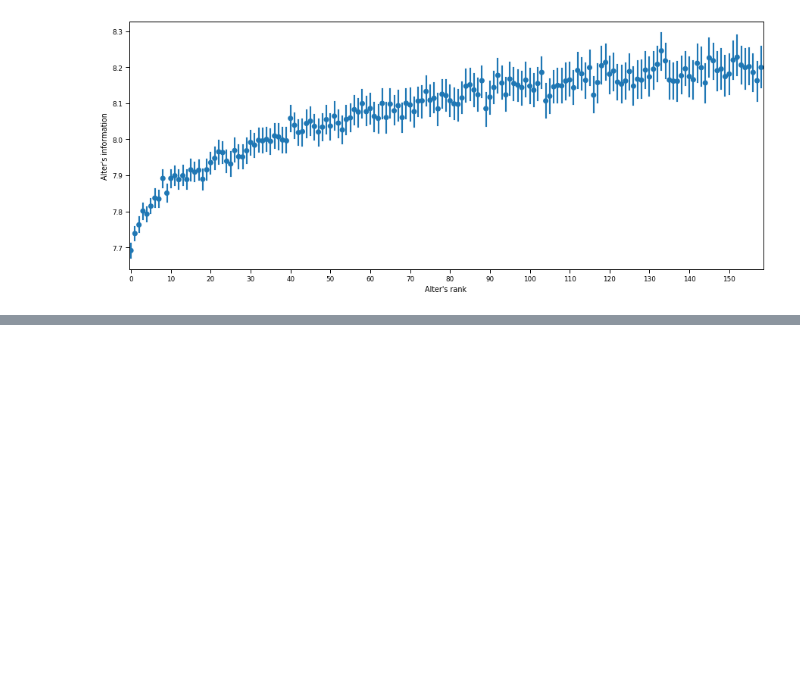
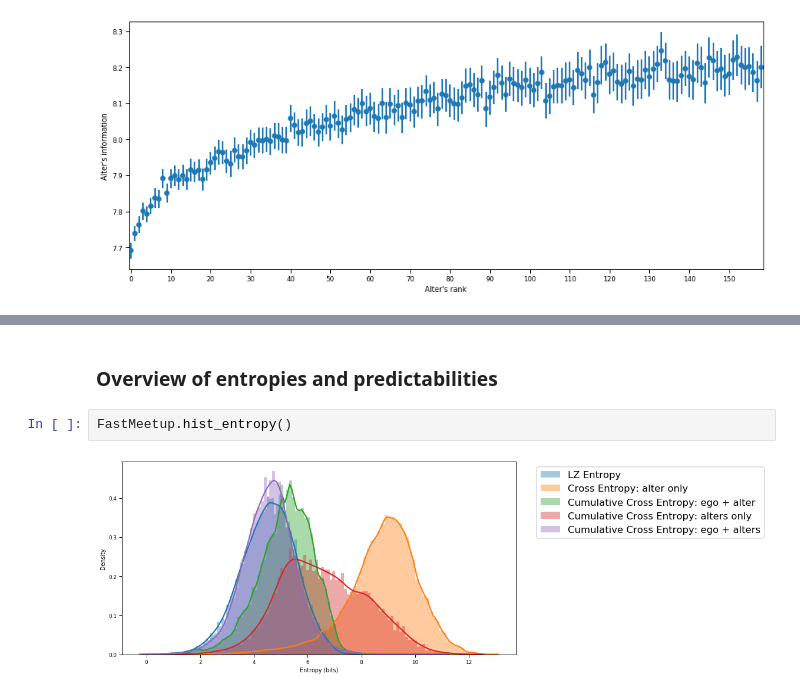
Before and after one commit to Magica-Chen/social-predictability, a Jupyter notebook: MeetupStrategy-Report.ipynb, the cells around one changed output, grey strips where cells are left out. Drawn from its saved outputs; the diff is of its cells as text; blank space fills up the shorter version.

Commit message:
write report and add paper_hist function

```diff
--- a/MeetupStrategy-Report.ipynb
+++ b/MeetupStrategy-Report.ipynb
@@ -257,0 +266,6 @@ ax.set(xlabel='Alter\'s rank', ylabel='Alter\'s information')
+# %% [markdown]
+### Overview of entropies and predictabilities
+# %%
+FastMeetup.hist_entropy()
+# %% [output]
+[figure, added]
```
Also changed, not shown: parts of 24 cells of this notebook, 1 other file.
